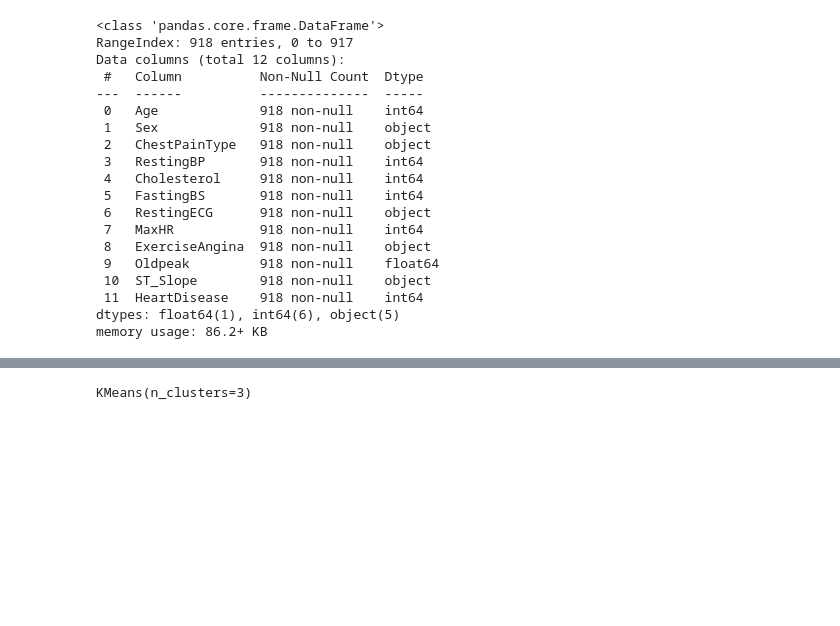
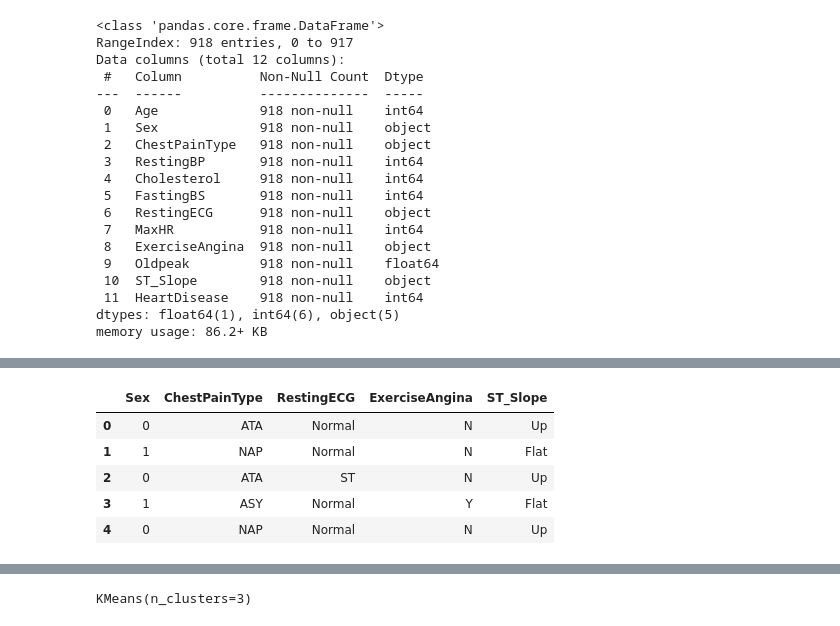
Before and after one commit to Kawsikan/ML_Assignment2_IT19185262_IT19153278_IT19153964, a Jupyter notebook: IT19153278/heart.ipynb, the cells around one changed output, grey strips where cells are left out. Drawn from its saved outputs; the diff is of its cells as text; code cells hidden in the pictures; blank space fills up the shorter version.

```diff
--- a/IT19153278/heart.ipynb
+++ b/IT19153278/heart.ipynb
@@ -40,3 +60,16 @@ memory usage: 86.2+ KB
+# %%
+clean_nums = {"Sex": {"M": 0, "F": 1}}
+# %%
+df_gen = df_gen.replace(clean_nums)
+# %%
+df_gen.head()
+# %% [output]
+|  | Sex | ChestPainType | RestingECG | ExerciseAngina | ST_Slope |
+| 0 | 0 | ATA | Normal | N | Up |
+| 1 | 1 | NAP | Normal | N | Flat |
+| 2 | 0 | ATA | ST | N | Up |
+| 3 | 1 | ASY | Normal | Y | Flat |
+| 4 | 0 | NAP | Normal | N | Up |
 # %%
 np.random.seed(200)
 
```
Also changed, not shown: parts of 13 cells of this notebook.
